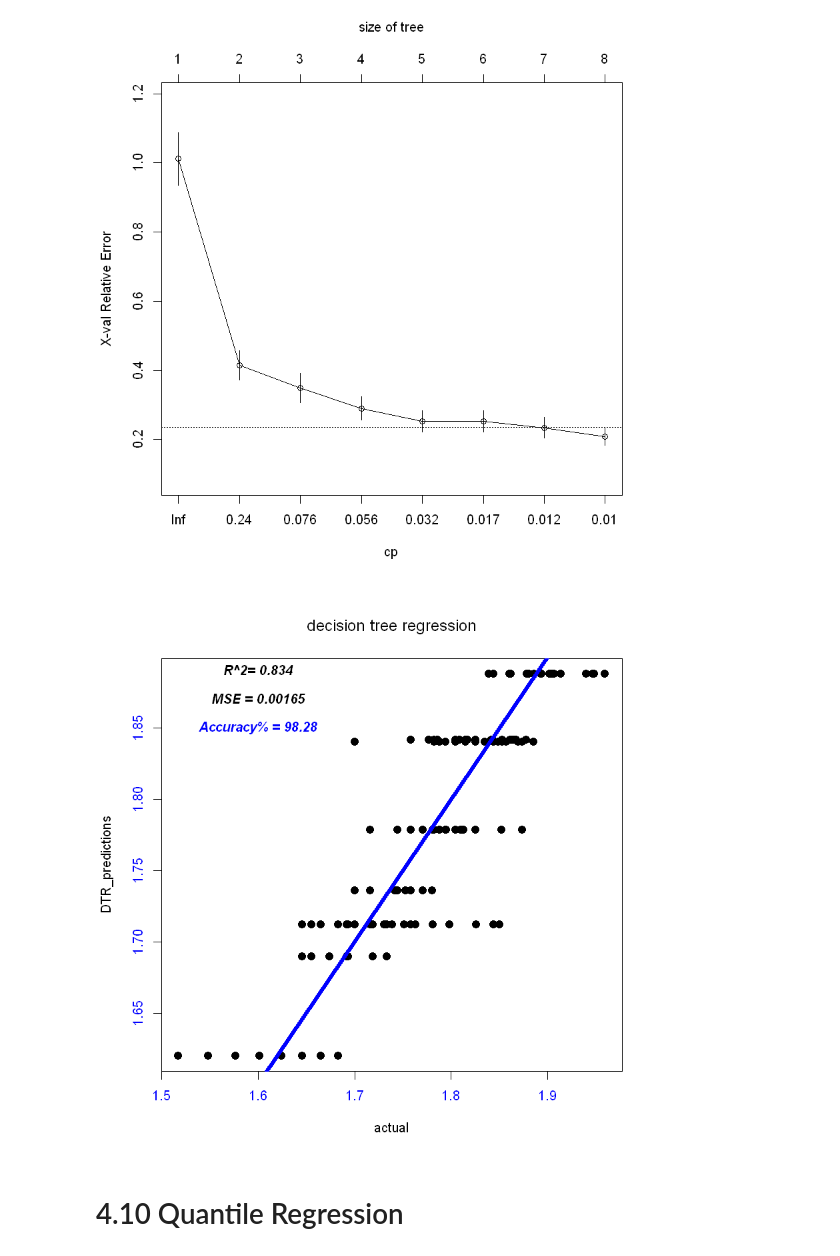
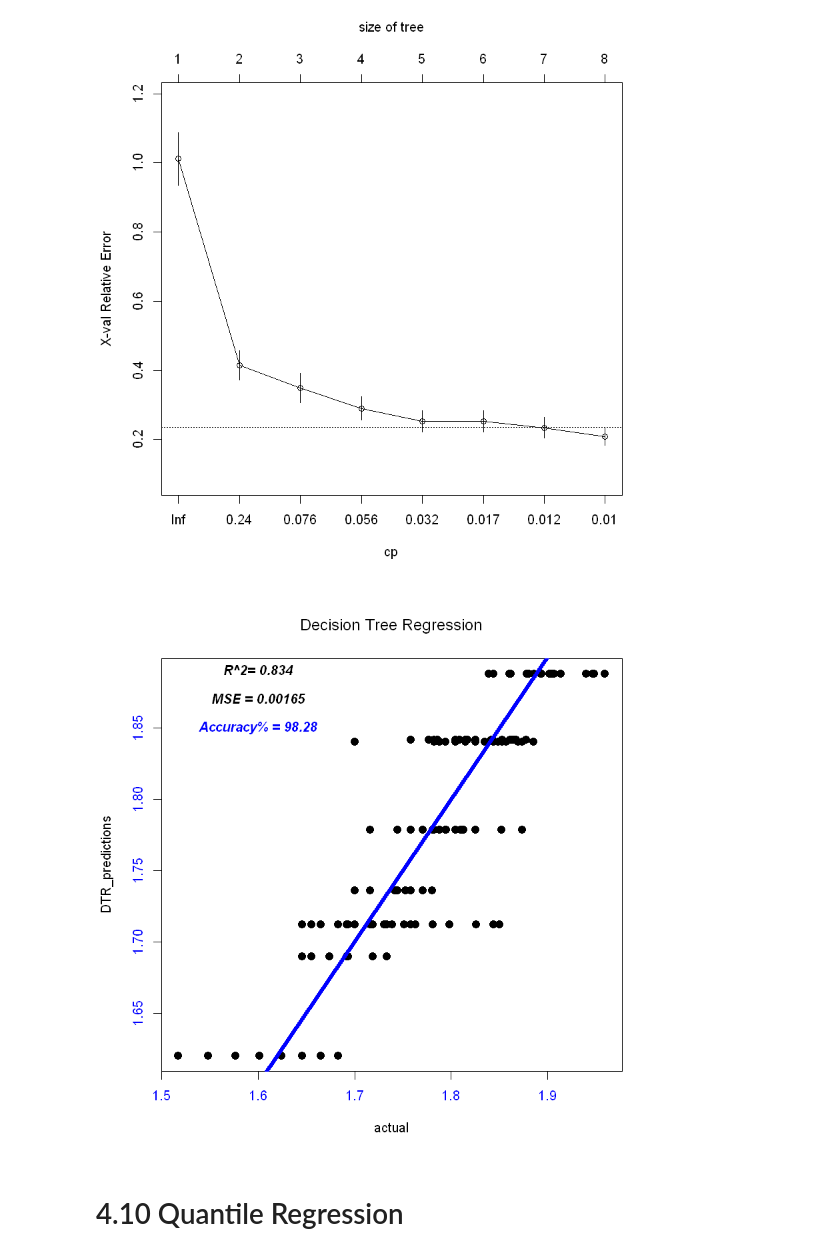
Before and after one commit to ahmtkaya/ahmtkaya.github.io, a Jupyter notebook: Prediction_auto_mpg.ipynb, the cells around one changed output. Saved outputs shown, nothing was run; the diff lists cells and outputs as text; code cells hidden in the pictures.

```diff
--- a/Prediction_auto_mpg.ipynb
+++ b/Prediction_auto_mpg.ipynb
@@ -551,13 +550,13 @@ DTR_accuracy<-round(mean(DTR_ACR), 2)
 R2 <- 1 - (sum((ytest$mpg-DTR_predictions )^2)/sum((ytest$mpg-mean(ytest$mpg))^2))
 # %%
 plot(compare, col="black",cex=2, col.axis='blue', pch=20, main = substitute(
-    paste("decision tree regression")))
+    paste("Decision Tree Regression")))
 abline(lm(compare), col="blue", lwd = 5)
 text(x=1.6, y=1.9, labels = paste('R^2=', round(R2, 3)), pos = 1, font = 4, col='black')
 text(x=1.6, y=1.88, labels = paste("MSE =", round(DTR_mse, 5)), pos = 1, font = 4, col='black')
 text(x=1.6, y=1.86, labels = paste("Accuracy% =", DTR_accuracy), pos = 1, font = 4, col='blue')
 # %% [output]
-[figure, old version]
+[figure, new version]
 # %% [markdown]
 # 4.10 Quantile Regression
 # %% [markdown]
```
Also changed, not shown: parts of 33 cells of this notebook.
